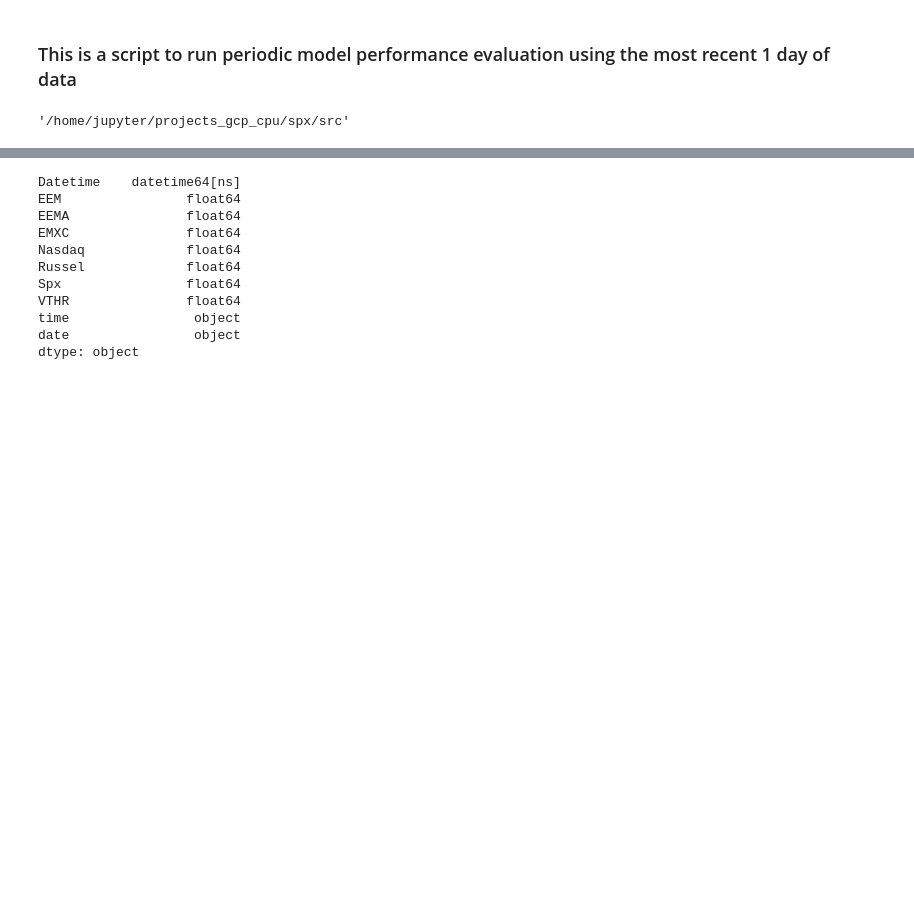
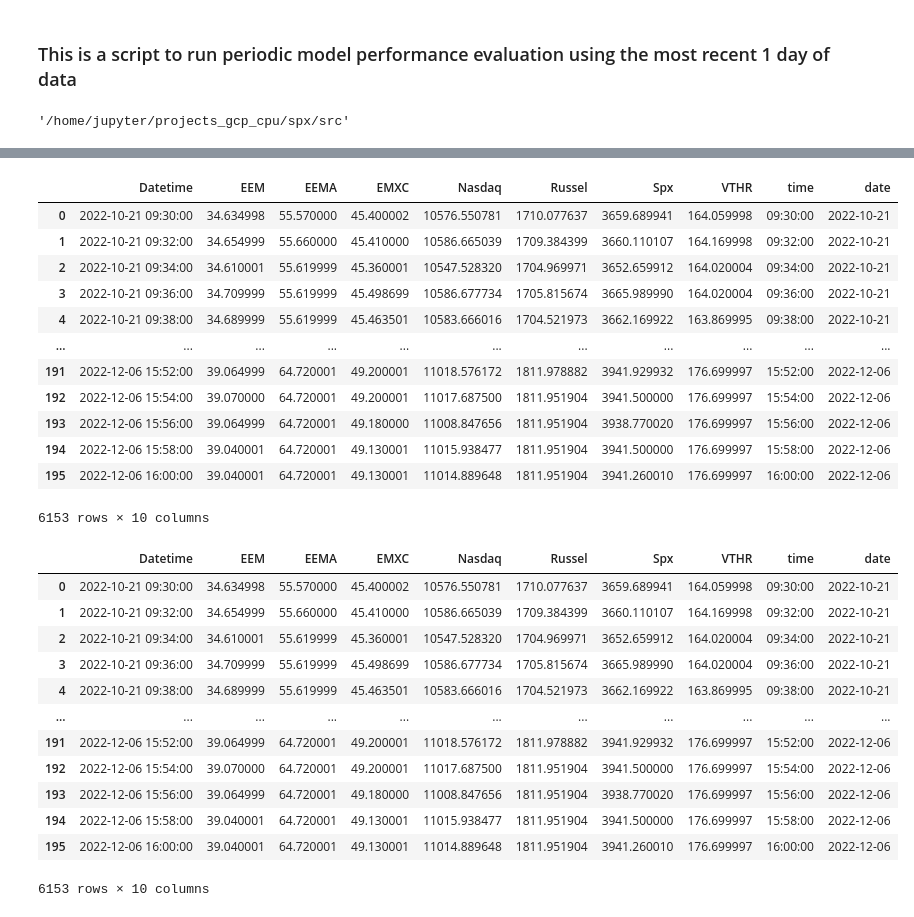
Before and after one commit to MykolaPinchuk/spg_stocks, a Jupyter notebook: daily_perf_eval.ipynb, the cells around one changed output, grey strips where cells are left out. Saved outputs shown, nothing was run; the diff lists cells and outputs as text; code cells hidden in the pictures; blank space fills up the shorter version.

```diff
--- a/daily_perf_eval.ipynb
+++ b/daily_perf_eval.ipynb
@@ -34,21 +89,44 @@ os.getcwd()
 # %%
-df = pd.read_csv('gs://pmykola-streaming-projects/spg-stocks/data/data_last_2022125.csv')
-df.Datetime = pd.to_datetime(df.Datetime)
+
 df['time'] = df.Datetime.dt.time
 df['date'] = df.Datetime.dt.date
-df.dtypes
+
+df = df.fillna(method='ffill')
+dayclose = df[df.time==datetime.time(15, 58, 0)]
+dayopen = df[df.time==datetime.time(9, 30, 0)]
+dayopen.reset_index(drop=True, inplace=True)
+dayclose.reset_index(drop=True, inplace=True)
+dayclose.sort_values(by='date')
+display(df)
+
+df
 # %% [output]
+|  | Datetime | EEM | EEMA | EMXC | Nasdaq | Russel | Spx | VTHR | time | date |
+| 0 | 2022-10-21 09:30:00 | 34.634998 | 55.570000 | 45.400002 | 10576.550781 | 1710.077637 | 3659.689941 | 164.059998 | 09:30:00 | 2022-10-21 |
+| 1 | 2022-10-21 09:32:00 | 34.654999 | 55.660000 | 45.410000 | 10586.665039 | 1709.384399 | 3660.110107 | 164.169998 | 09:32:00 | 2022-10-21 |
+| 2 | 2022-10-21 09:34:00 | 34.610001 | 55.619999 | 45.360001 | 10547.528320 | 1704.969971 | 3652.659912 | 164.020004 | 09:34:00 | 2022-10-21 |
+| 3 | 2022-10-21 09:36:00 | 34.709999 | 55.619999 | 45.498699 | 10586.677734 | 1705.815674 | 3665.989990 | 164.020004 | 09:36:00 | 2022-10-21 |
+| 4 | 2022-10-21 09:38:00 | 34.689999 | 55.619999 | 45.463501 | 10583.666016 | 1704.521973 | 3662.169922 | 163.869995 | 09:38:00 | 2022-10-21 |
+| ... | ... | ... | ... | ... | ... | ... | ... | ... | ... | ... |
+| 191 | 2022-12-06 15:52:00 | 39.064999 | 64.720001 | 49.200001 | 11018.576172 | 1811.978882 | 3941.929932 | 176.699997 | 15:52:00 | 2022-12-06 |
+| 192 | 2022-12-06 15:54:00 | 39.070000 | 64.720001 | 49.200001 | 11017.687500 | 1811.951904 | 3941.500000 | 176.699997 | 15:54:00 | 2022-12-06 |
+| 193 | 2022-12-06 15:56:00 | 39.064999 | 64.720001 | 49.180000 | 11008.847656 | 1811.951904 | 3938.770020 | 176.699997 | 15:56:00 | 2022-12-06 |
+| 194 | 2022-12-06 15:58:00 | 39.040001 | 64.720001 | 49.130001 | 11015.938477 | 1811.951904 | 3941.500000 | 176.699997 | 15:58:00 | 2022-12-06 |
+| 195 | 2022-12-06 16:00:00 | 39.040001 | 64.720001 | 49.130001 | 11014.889648 | 1811.951904 | 3941.260010 | 176.699997 | 16:00:00 | 2022-12-06 |
-Datetime    datetime64[ns]
-EEM                float64
-EEMA               float64
-EMXC               float64
-Nasdaq             float64
-Russel             float64
-Spx                float64
-VTHR               float64
-time                object
-date                object
-dtype: object
+6153 rows × 10 columns
+|  | Datetime | EEM | EEMA | EMXC | Nasdaq | Russel | Spx | VTHR | time | date |
+| 0 | 2022-10-21 09:30:00 | 34.634998 | 55.570000 | 45.400002 | 10576.550781 | 1710.077637 | 3659.689941 | 164.059998 | 09:30:00 | 2022-10-21 |
+| 1 | 2022-10-21 09:32:00 | 34.654999 | 55.660000 | 45.410000 | 10586.665039 | 1709.384399 | 3660.110107 | 164.169998 | 09:32:00 | 2022-10-21 |
+| 2 | 2022-10-21 09:34:00 | 34.610001 | 55.619999 | 45.360001 | 10547.528320 | 1704.969971 | 3652.659912 | 164.020004 | 09:34:00 | 2022-10-21 |
+| 3 | 2022-10-21 09:36:00 | 34.709999 | 55.619999 | 45.498699 | 10586.677734 | 1705.815674 | 3665.989990 | 164.020004 | 09:36:00 | 2022-10-21 |
+| 4 | 2022-10-21 09:38:00 | 34.689999 | 55.619999 | 45.463501 | 10583.666016 | 1704.521973 | 3662.169922 | 163.869995 | 09:38:00 | 2022-10-21 |
+| ... | ... | ... | ... | ... | ... | ... | ... | ... | ... | ... |
+| 191 | 2022-12-06 15:52:00 | 39.064999 | 64.720001 | 49.200001 | 11018.576172 | 1811.978882 | 3941.929932 | 176.699997 | 15:52:00 | 2022-12-06 |
+| 192 | 2022-12-06 15:54:00 | 39.070000 | 64.720001 | 49.200001 | 11017.687500 | 1811.951904 | 3941.500000 | 176.699997 | 15:54:00 | 2022-12-06 |
+| 193 | 2022-12-06 15:56:00 | 39.064999 | 64.720001 | 49.180000 | 11008.847656 | 1811.951904 | 3938.770020 | 176.699997 | 15:56:00 | 2022-12-06 |
+| 194 | 2022-12-06 15:58:00 | 39.040001 | 64.720001 | 49.130001 | 11015.938477 | 1811.951904 | 3941.500000 | 176.699997 | 15:58:00 | 2022-12-06 |
+| 195 | 2022-12-06 16:00:00 | 39.040001 | 64.720001 | 49.130001 | 11014.889648 | 1811.951904 | 3941.260010 | 176.699997 | 16:00:00 | 2022-12-06 |
+6153 rows × 10 columns
 # %%
 df
 # %% [output]
```
Also changed, not shown: parts of 10 cells of this notebook, 4 other files.
